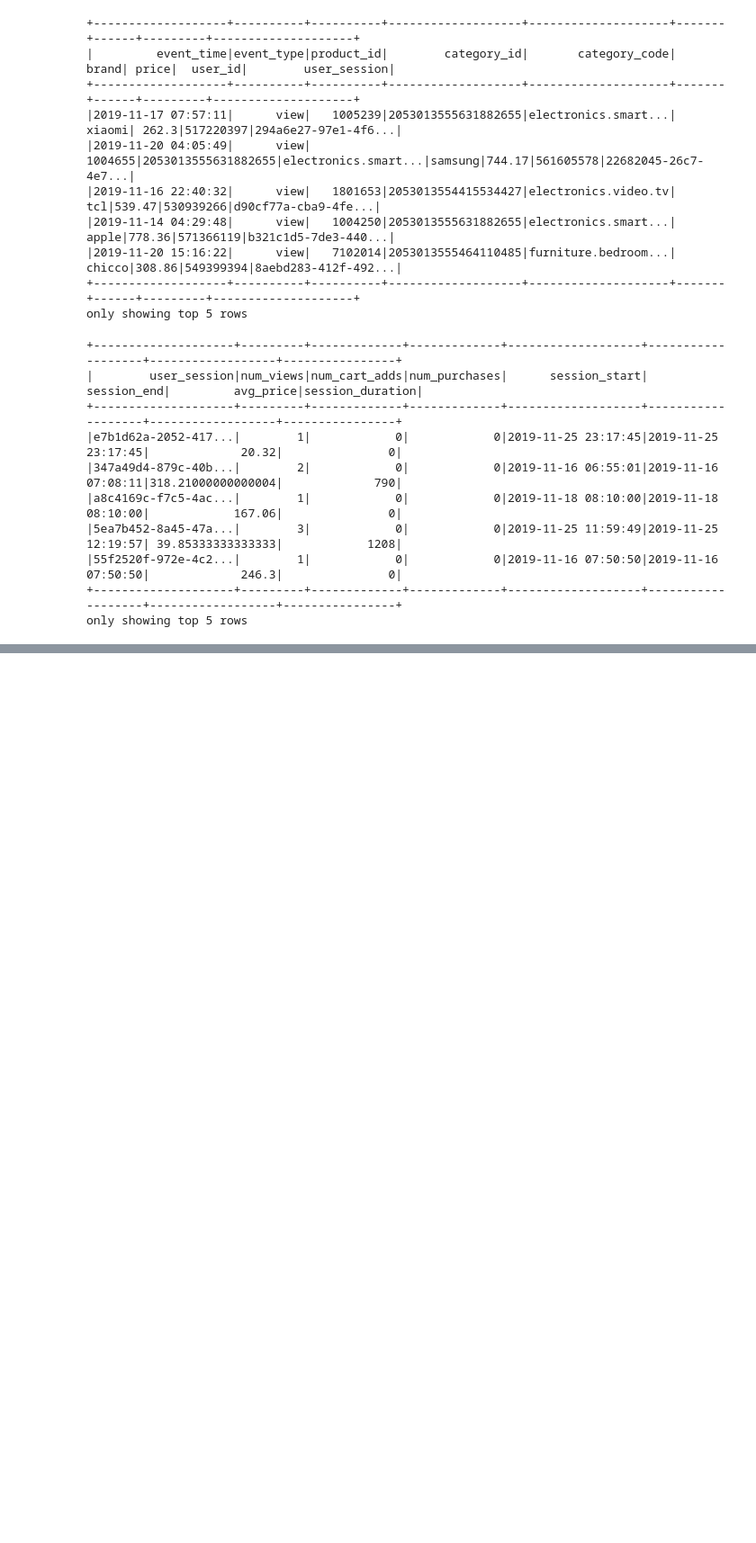
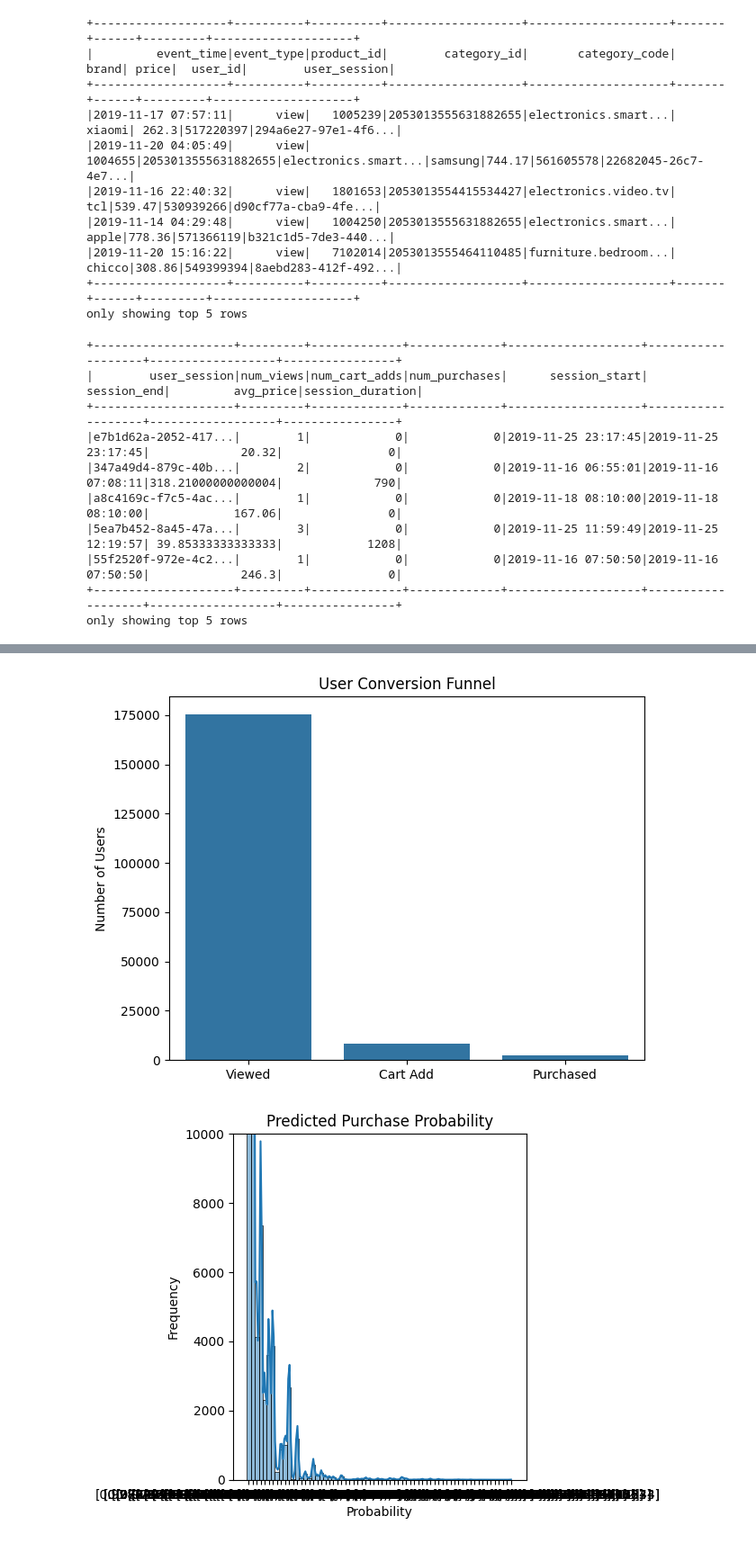
Before and after one commit to shivamAmrutia/ecomm-bigdata-project, a Jupyter notebook: notebooks/exploration1.ipynb, the cells around one changed output, grey strips where cells are left out. Shown at 90% size. Cells and saved outputs as stored; diff of their text form; code cells hidden in the pictures; blank space fills up the shorter version.

Commit message:
visualizations_added_&_streamlit_app_created_&_database_connected

```diff
--- a/notebooks/exploration1.ipynb
+++ b/notebooks/exploration1.ipynb
@@ -161,0 +202,40 @@ best_model_outputs = pick_best_model_from_grid(results_csv_path, base_rf_dir)
+# %%
+import matplotlib.pyplot as plt
+import seaborn as sns
+
+output_dir = "../output/figures"
+os.makedirs(output_dir, exist_ok=True)
+
+collection = get_collection()
+# Fetch from MongoDB
+df_mongo = pd.DataFrame(list(collection.find()))
+
+# Drop MongoDB's default _id field
+df_mongo = df_mongo.drop(columns=["_id"], errors='ignore')
+
+# --- Visualization 1: Conversion Funnel ---
+funnel = {
+    "Viewed": df_mongo.shape[0],
+    "Cart Add": df_mongo[df_mongo["num_cart_adds"] > 0].shape[0],
+    "Purchased": df_mongo[df_mongo["label"] == 1].shape[0]
+}
+sns.barplot(x=list(funnel.keys()), y=list(funnel.values()))
+plt.title("User Conversion Funnel")
+plt.ylabel("Number of Users")
+plt.tight_layout()
+plt.savefig(os.path.join(output_dir, "conversion_funnel.png"), dpi=300)
+plt.show()
+
+# --- Visualization 2: Predicted Purchase Probabilities ---
+if 'probability' in df_mongo.columns:
+    sns.histplot(df_mongo['probability'], bins=30, kde=True)
+    plt.title("Predicted Purchase Probability")
+    plt.xlabel("Probability")
+    plt.ylabel("Frequency")
+    plt.ylim(0, 10000)
+    plt.tight_layout()
+    plt.savefig(os.path.join(output_dir, "purchase_probability.png"), dpi=300)
+    plt.show()
+# %% [output]
+[figure, added]
+[figure, added]
```
Also changed, not shown: parts of 15 cells of this notebook, 6 other files.
